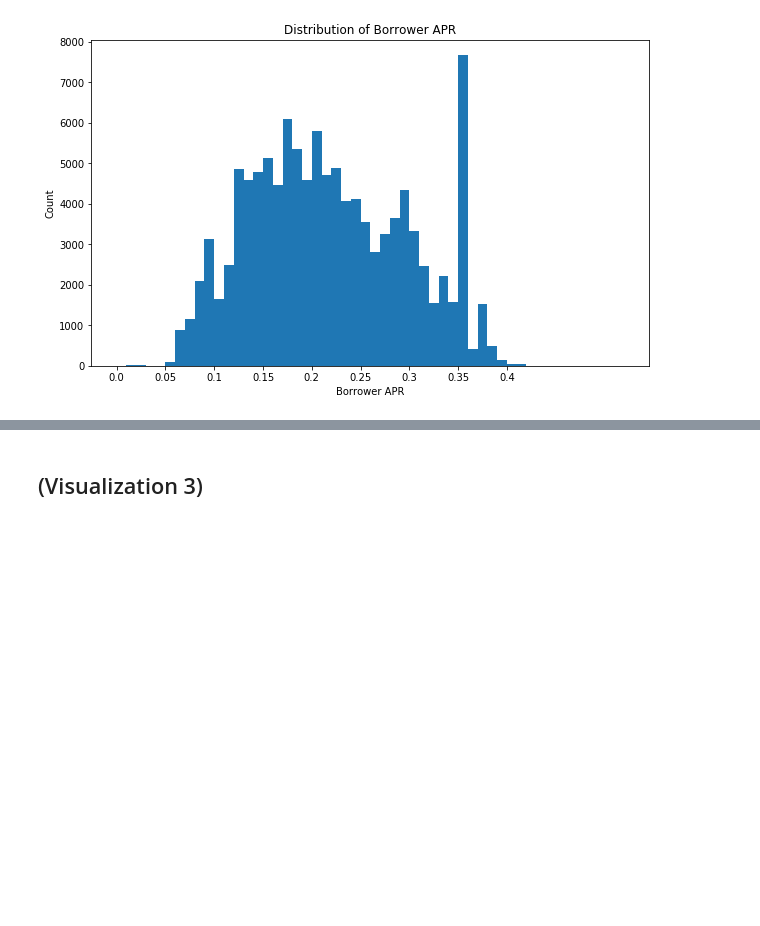
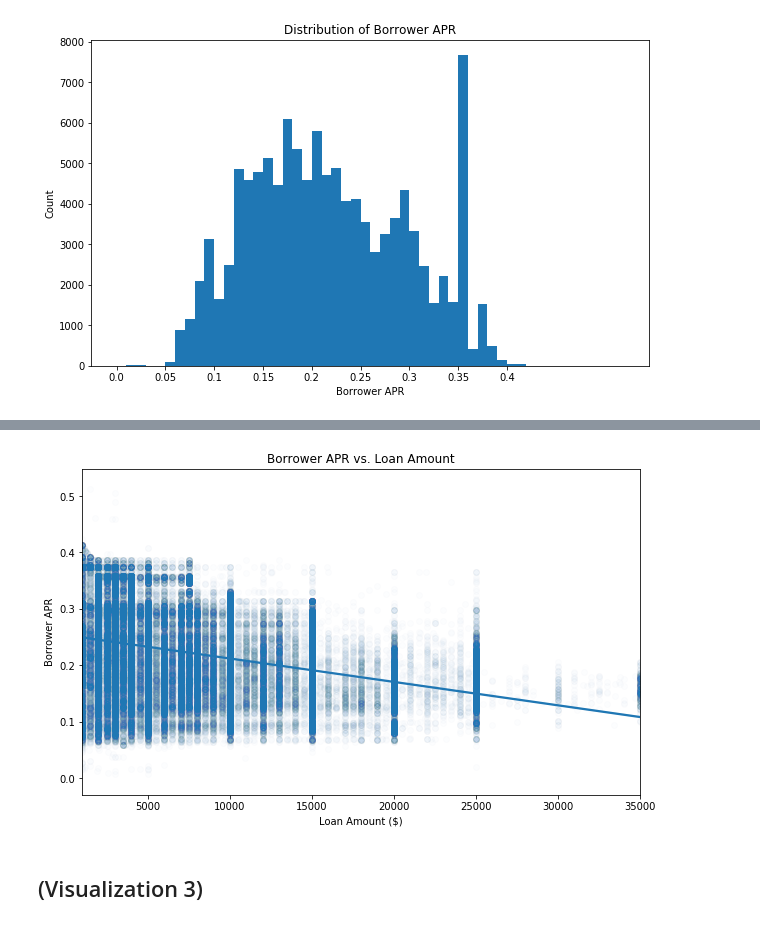
Before and after one commit to chukwume/prosperloandata, a Jupyter notebook: slide_deck_template.ipynb, the cells around one changed output, grey strips where cells are left out. Drawn from its saved outputs; the diff is of its cells as text; code cells hidden in the pictures; blank space fills up the shorter version.

Commit message:
feat: Add scatterplot of APR vs Loan amount in slide deck

```diff
--- a/slide_deck_template.ipynb
+++ b/slide_deck_template.ipynb
@@ -68,3 +67,11 @@ but feel free to add more if you'd like!
+# %%
+plt.figure(figsize = [10, 6])
+sb.regplot(data = df_sub, x = 'LoanOriginalAmount', y = 'BorrowerAPR', scatter_kws={'alpha':0.01});
+plt.xlabel('Loan Amount ($)')
+plt.ylabel('Borrower APR')
+plt.title('Borrower APR vs. Loan Amount');
+# %% [output]
+[figure, added]
 # %% [markdown]
 ## (Visualization 3)
 # %% [markdown]
```
Also changed, not shown: parts of 2 cells of this notebook.
